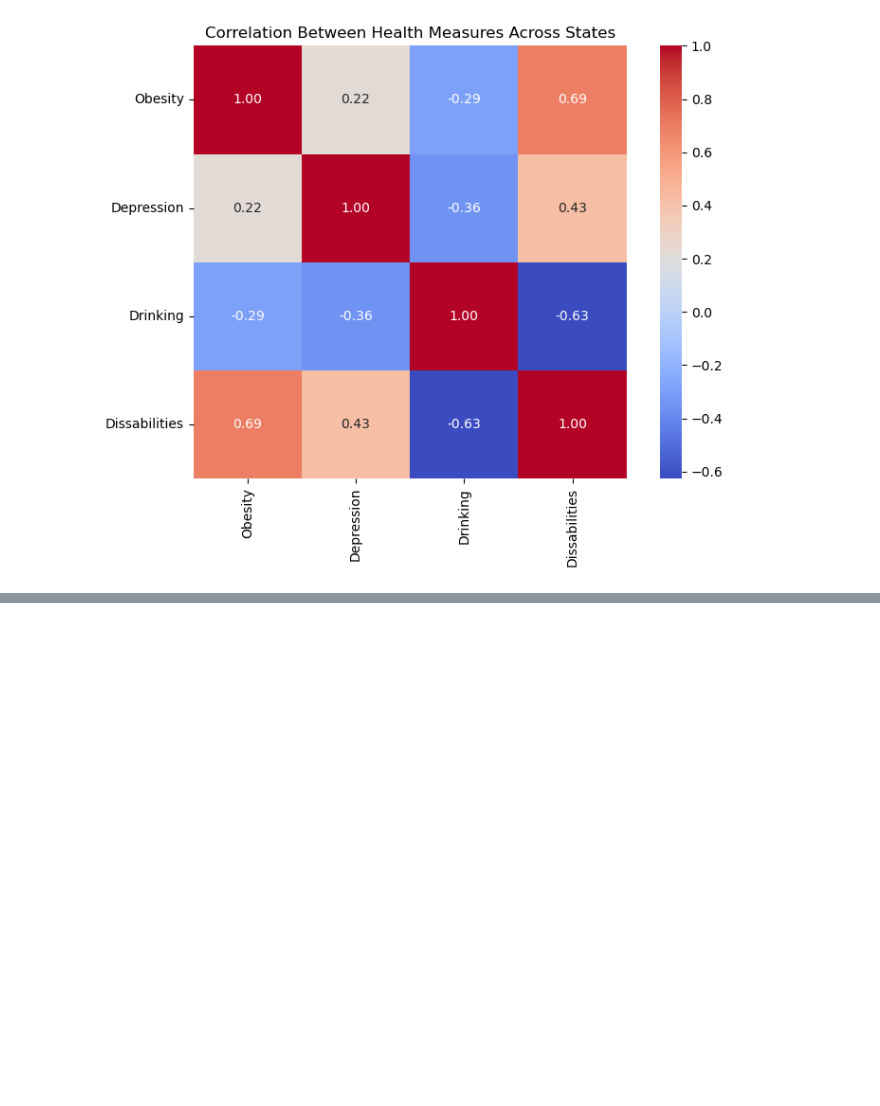
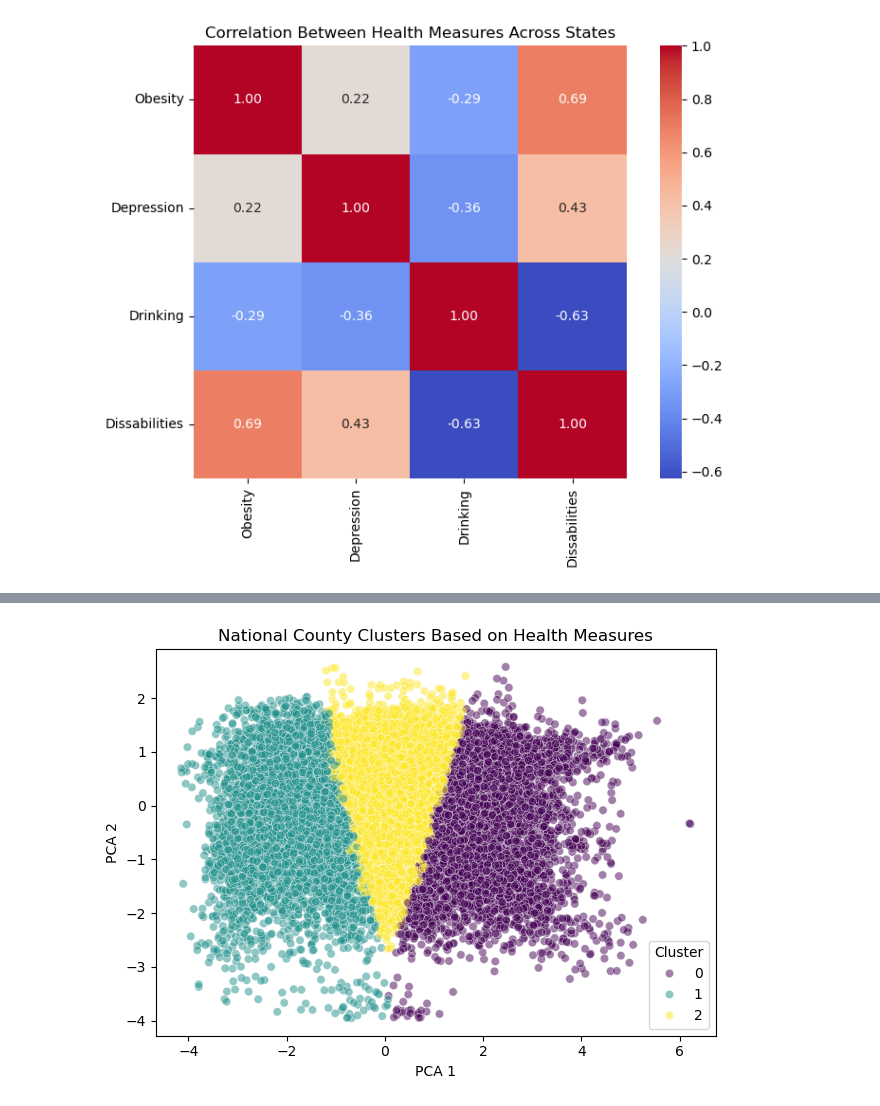
Before and after one commit to jjohn314/exploring-health-outcomes, a Jupyter notebook: prog_report.ipynb, the cells around one changed output, grey strips where cells are left out. Cells and saved outputs as stored; diff of their text form; code cells hidden in the pictures; blank space fills up the shorter version.

```diff
--- a/prog_report.ipynb
+++ b/prog_report.ipynb
@@ -266,0 +285,90 @@ plt.show()
+# %%
+from sklearn.preprocessing import StandardScaler
+from sklearn.cluster import KMeans
+from sklearn.decomposition import PCA
+
+
+choice = input("Would you like to analyze 'national' or 'state' data? ").strip().lower()
+
+
+if choice == "state":
+    stateAbbreviation = input("Enter the two-letter state abbreviation: ").strip().upper()
+    dfSelected = dfWide[dfWide["StateAbbr"] == stateAbbreviation].copy()
+elif choice == "national":
+    stateAbbreviation = "National"
+    dfSelected = dfWide.copy()
+else:
+    raise ValueError("Invalid input. Please type 'national' or 'state'.")
+
+
+features = [
+    "binge drinking among adults aged >=18 years",
+    "obesity among adults aged >=18 years",
+    "depression among adults aged >=18 years",
+    "any disability among adults aged >=18 years"
+]
+
+
+X = dfSelected[features]
+
+
+scaler = StandardScaler()
+X_scaled = scaler.fit_transform(X)
+
+
+kmeans = KMeans(n_clusters=3, random_state=42, n_init=10)
+dfSelected["Cluster"] = kmeans.fit_predict(X_scaled)
+
+
+clusterSummary = dfSelected.groupby("Cluster")[features].mean().round(2)
+
+
+print(f"Cluster Summary for {stateAbbreviation}")
+print(clusterSummary)
+
+
+pca = PCA(n_components=2)
+pca_result = pca.fit_transform(X_scaled)
+dfSelected["PCA1"] = pca_result[:, 0]
+dfSelected["PCA2"] = pca_result[:, 1]
+
+
+sns.scatterplot(
+    data=dfSelected,
+    x="PCA1",
+    y="PCA2",
+    hue="Cluster",
+    palette="viridis",
+    alpha=0.5
+)
+plt.title(f"{stateAbbreviation} County Clusters Based on Health Measures")
+plt.xlabel("PCA 1")
+plt.ylabel("PCA 2")
+plt.tight_layout()
+plt.show()
+from sklearn.model_selection import train_test_split
+from sklearn.linear_model import LinearRegression
+from sklearn.metrics import mean_squared_error, r2_score
+
+
+X = dfSelected[["binge drinking among adults aged >=18 years"]]
+y = dfSelected["any disability among adults aged >=18 years"]
+
+
+X_train, X_test, y_train, y_test = train_test_split(X, y, test_size=0.2, random_state=42)
+
+
+model = LinearRegression()
+model.fit(X_train, y_train)
+
+
+y_pred = model.predict(X_test)
+
+
+mse = mean_squared_error(y_test, y_pred)
+r2 = r2_score(y_test, y_pred)
+
+
+print(f"Mean Squared Error: {mse}")
+print(f"R² Score: {r2}")
+# %% [output]
@@ -266,0 +392 @@ plt.show()
+[figure, added]
```
Also changed, not shown: parts of 17 cells of this notebook, 1 other file.
